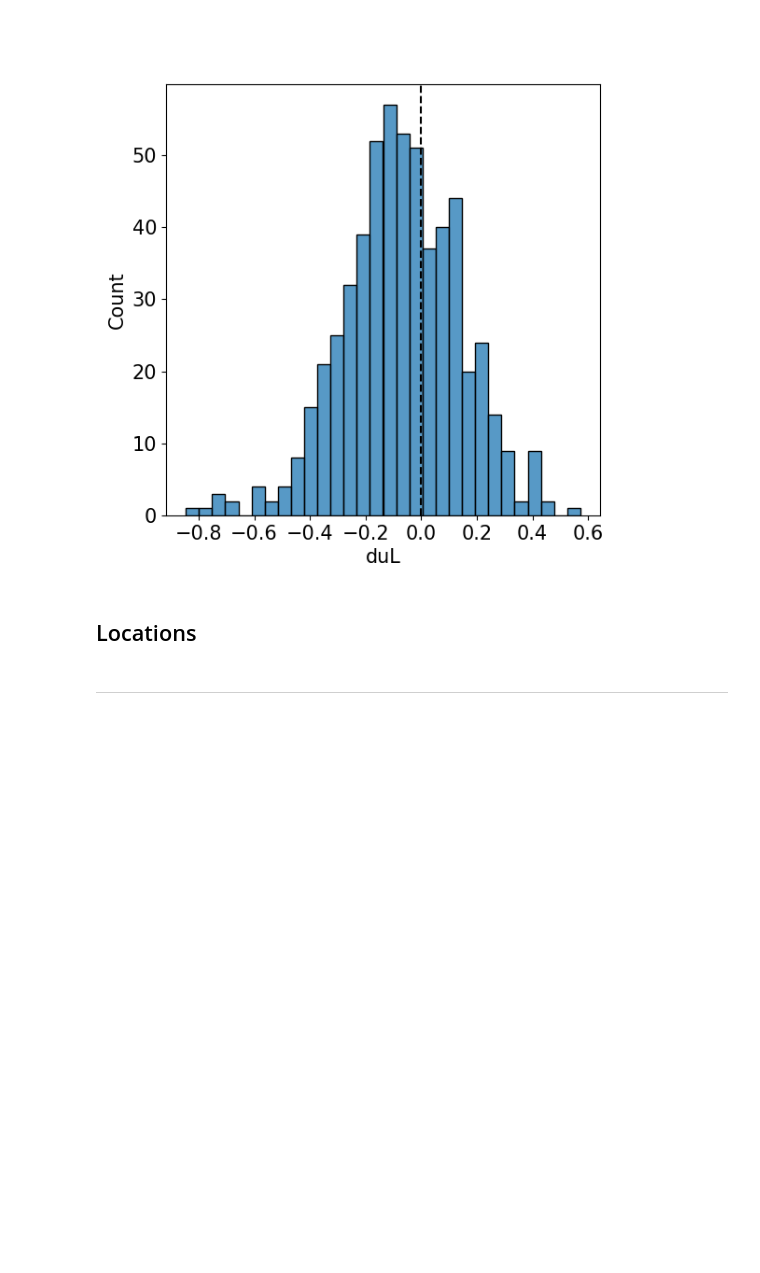
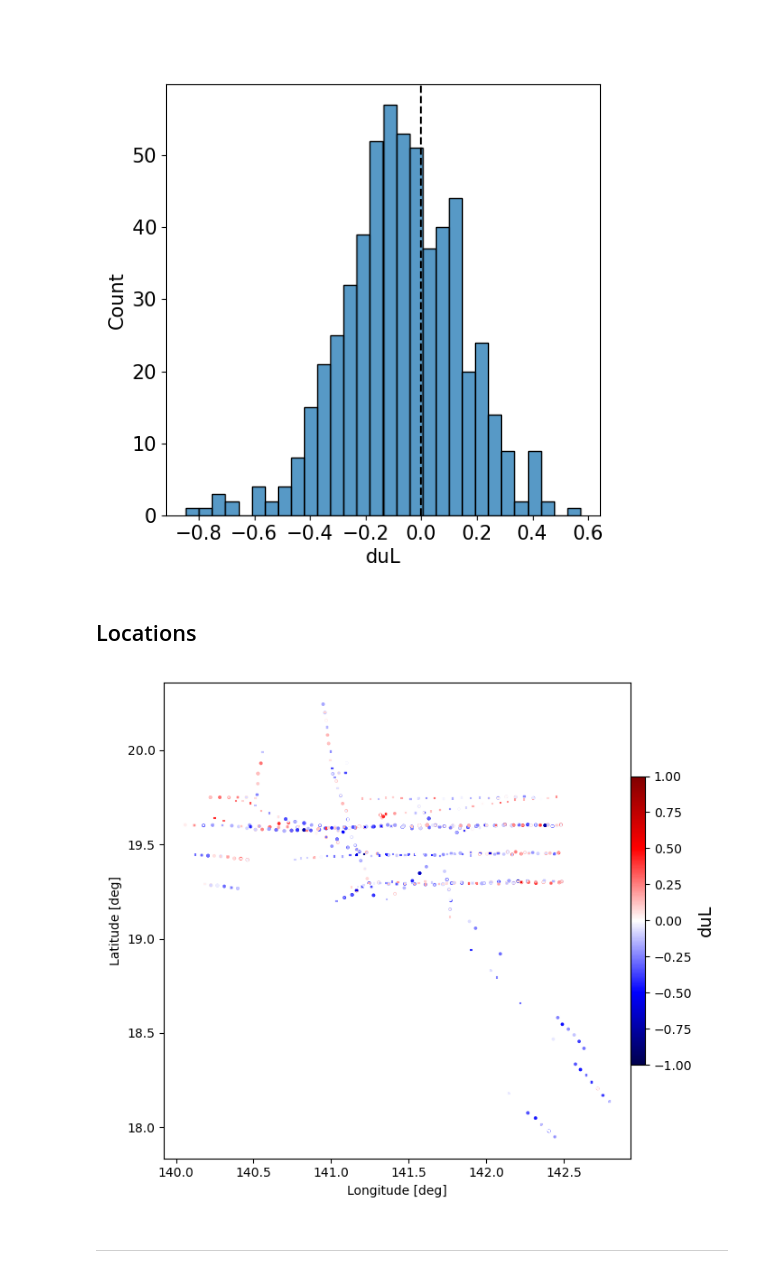
Before and after one commit to Sea-Meets-the-Stars/cugn, a Jupyter notebook: papers/Structure/Analysis/NegMean.ipynb, the cells around one changed output. Cells and saved outputs as stored; diff of their text form; code cells hidden in the pictures; blank space fills up the shorter version.

```diff
--- a/papers/Structure/Analysis/NegMean.ipynb
+++ b/papers/Structure/Analysis/NegMean.ipynb
@@ -151,21 +151,32 @@ plt.show()
 # %% [markdown]
 ## Locations
 # %%
-fig = plt.figure(figsize=(6,6))
+fig = plt.figure(figsize=(7,6))
 plt.clf()
-ax = plt.gca()
+ax_ll = plt.gca()
 
 #
-ax_ll.scatter(gPairs.data('lon', 2)[idx],
-        gPairs.data('lat', 2)[idx], s=1, label=f'MID={mid}')
+for tt in [0,1]:
+    m = 'o' if tt == 0 else '+'
+    scatter = ax_ll.scatter(gPairs.data('lon', tt)[in_r],
+              gPairs.data('lat', tt)[in_r],
+              c=gPairs.S1[in_r],
+                            marker=m,
+              cmap='seismic',
+               vmin=-1., vmax=1.,
+              s=3)#, label=f'MID={mid}')
 
-   for mid in np.unique(gPairs.data('missid',2)):
-        idx = gPairs.data('missid',2) == mid
-        ax_ll.scatter(gPairs.data('lon', 2)[idx],
-            gPairs.data('lat', 2)[idx], s=1, label=f'MID={mid}')
+# Color
+cb = plt.colorbar(scatter, pad=0., fraction=0.030)
+cb.set_label('duL', fontsize=14)
 
-    ax_ll.set_xlabel('Longitude [deg]')
-    ax_ll.set_ylabel('Latitude [deg]')
+ax_ll.set_xlabel('Longitude [deg]')
+ax_ll.set_ylabel('Latitude [deg]')
+#
+plt.tight_layout()
+plt.show()
+# %% [output]
+[figure, added]
 # %% [markdown]
 ----
 # %%
```
